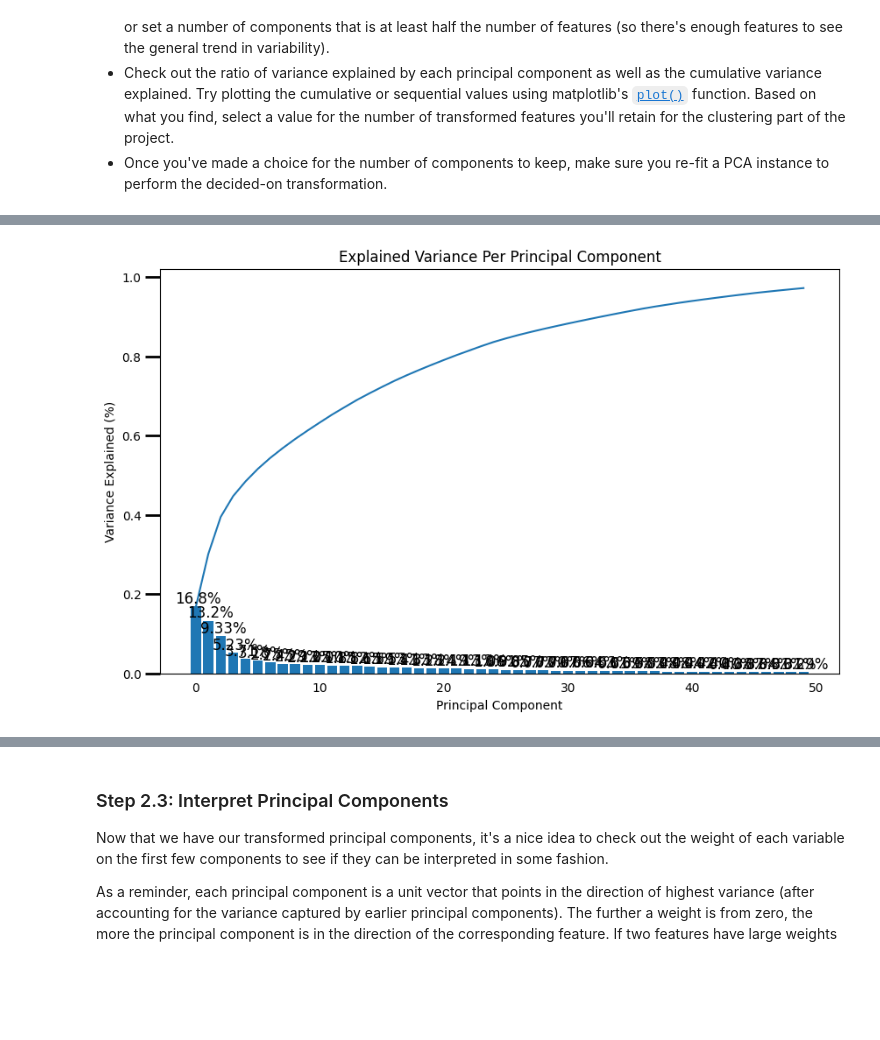
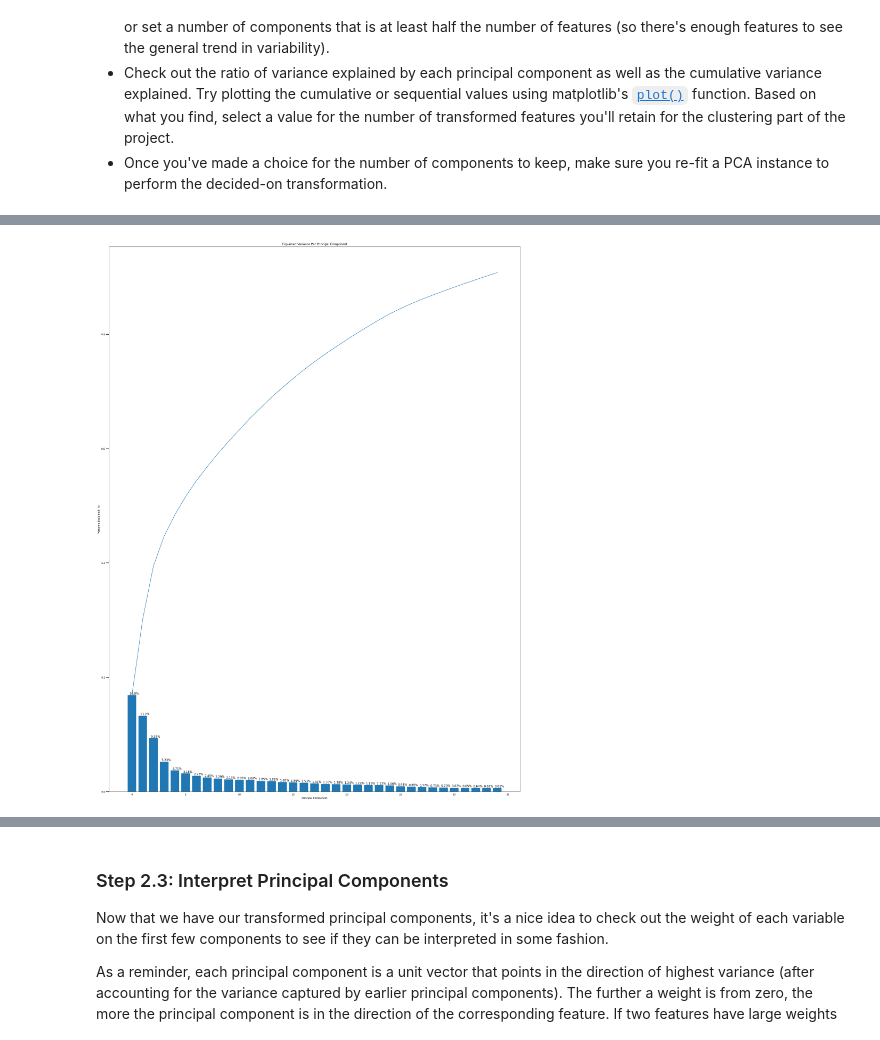
Before and after one commit to davidblackwelder/identify-customer-segments, a Jupyter notebook: Identify_Customer_Segments.ipynb, the cells around one changed output, grey strips where cells are left out. Cells and saved outputs as stored; diff of their text form; code cells hidden in the pictures; blank space fills up the shorter version.

```diff
--- a/Identify_Customer_Segments.ipynb
+++ b/Identify_Customer_Segments.ipynb
@@ -1235,6 +1222,16 @@ On your scaled data, you are now ready to apply dimensionality reduction techniq
 # Using do_pca helper fucntion from Udacity lessons
 
 def do_pca(n_components, data):
+    """
+    Transforms data using PCA to create n_components, and provides back the results of the
+    transformation.
+
+    INPUT: n_components - int - the number of principal components to create
+           data - the data you would like to transform
+
+    OUTPUT: pca - the pca object created after fitting the data
+            X_pca - the transformed X matrix with new number of components
+    """
 
     X = StandardScaler().fit_transform(data)
     pca = PCA(n_components)
@@ -1243,12 +1240,20 @@ def do_pca(n_components, data):
 # %%
 # Using scree_plot function from Udacity lessons
 def scree_plot(pca):
+    '''
+    Creates a scree plot associated with the principal components
+
+    INPUT: pca - the result of instantian of PCA in scikit learn
+
+    OUTPUT:
+            None
+    '''
 
     num_components = len(pca.explained_variance_ratio_)
     ind = np.arange(num_components)
     vals = pca.explained_variance_ratio_
 
-    plt.figure(figsize=(10, 6))
+    plt.figure(figsize=(30, 40))
     ax = plt.subplot(111)
     cumvals = np.cumsum(vals)
     ax.bar(ind, vals)
@@ -1268,5 +1278,8 @@ pca, X_pca = do_pca(50, azdias_final)
 # %%
+# Re-apply PCA to the data to keep at least 90% of the variance
+pca, X_pca = do_pca(35, azdias_final)
+
 # Investigate the variance accounted for by each principal component.
 scree_plot(pca)
 # %% [output]
-[figure, old version]
+[figure, new version]
```
Also changed, not shown: parts of 42 cells of this notebook, 1 other file.
